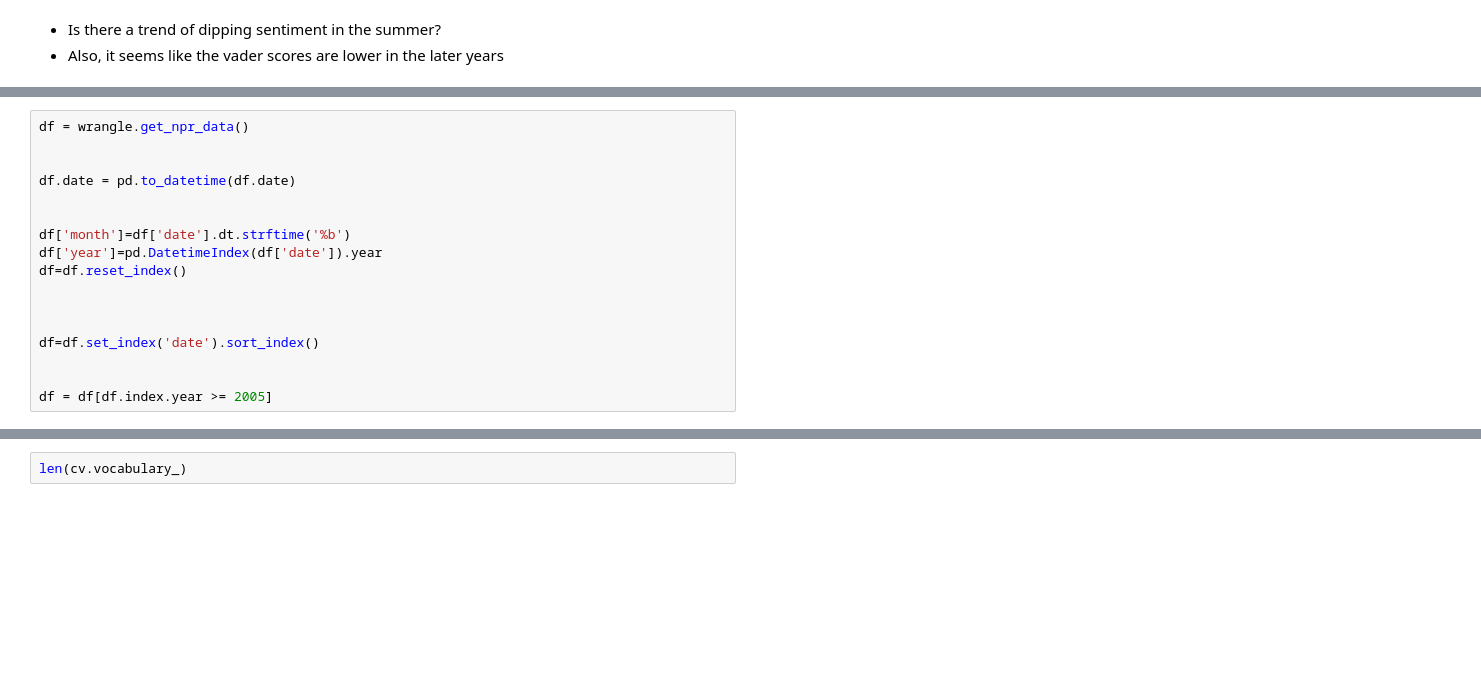
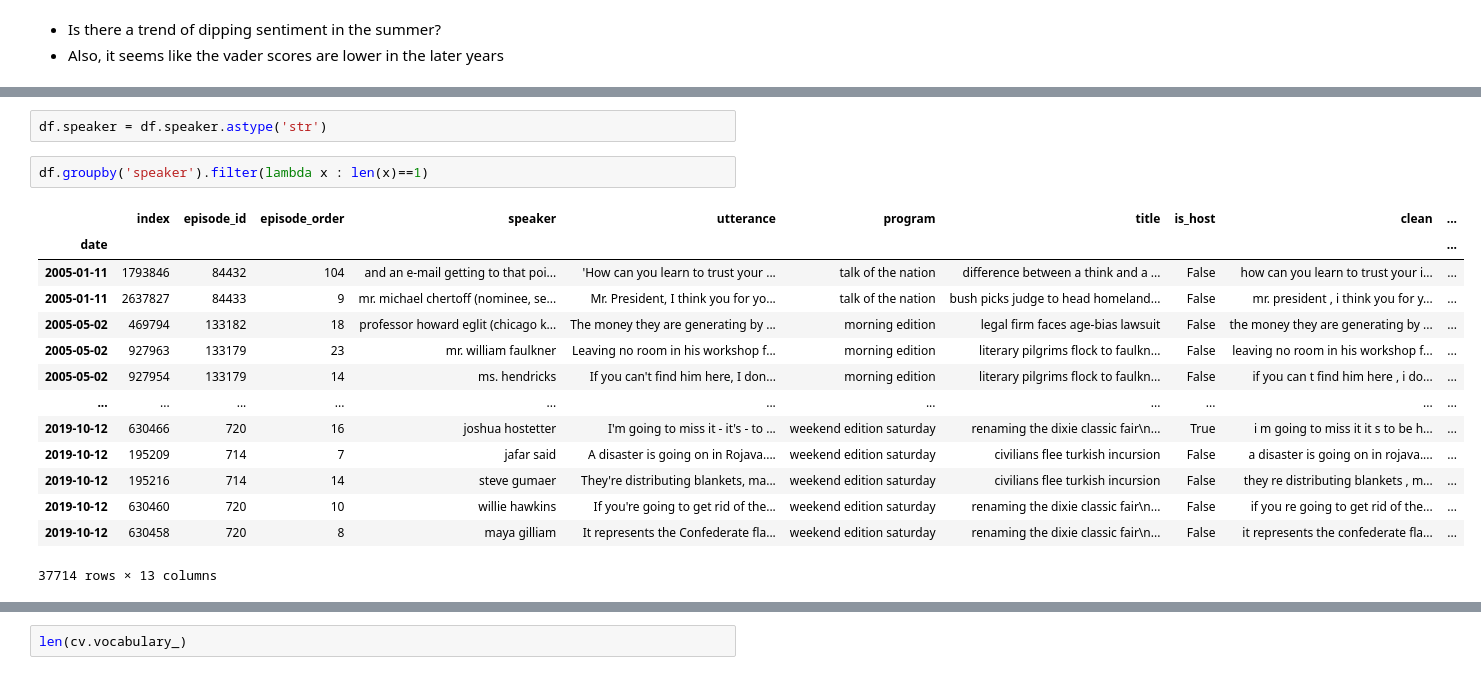
Before and after one commit to npr-nlp/npr-nlp-project, a Jupyter notebook: brian_explore_notebook.ipynb, the cells around one changed output, grey strips where cells are left out. Cells and saved outputs as stored; diff of their text form; blank space fills up the shorter version.

```diff
--- a/brian_explore_notebook.ipynb
+++ b/brian_explore_notebook.ipynb
@@ -908,17 +878,0 @@ dtype: object
-# %%
-df = wrangle.get_npr_data()
-
-
-df.date = pd.to_datetime(df.date)
-
-
-df['month']=df['date'].dt.strftime('%b')
-df['year']=pd.DatetimeIndex(df['date']).year
-df=df.reset_index()
-
-
-
-df=df.set_index('date').sort_index()
-
-
-df = df[df.index.year >= 2005]
@@ -955,0 +954,19 @@ df.head()
+# %%
+df.speaker = df.speaker.astype('str')
+# %%
+df.groupby('speaker').filter(lambda x : len(x)==1)
+# %% [output]
+|  | index | episode_id | episode_order | speaker | utterance | program | title | is_host | clean | ... |
+| date |  |  |  |  |  |  |  |  |  | ... |
+| 2005-01-11 | 1793846 | 84432 | 104 | and an e-mail getting to that poi... | 'How can you learn to trust your ... | talk of the nation | difference between a think and a ... | False | how can you learn to trust your i... | ... |
+| 2005-01-11 | 2637827 | 84433 | 9 | mr. michael chertoff (nominee, se... | Mr. President, I think you for yo... | talk of the nation | bush picks judge to head homeland... | False | mr. president , i think you for y... | ... |
+| 2005-05-02 | 469794 | 133182 | 18 | professor howard eglit (chicago k... | The money they are generating by ... | morning edition | legal firm faces age-bias lawsuit | False | the money they are generating by ... | ... |
+| 2005-05-02 | 927963 | 133179 | 23 | mr. william faulkner | Leaving no room in his workshop f... | morning edition | literary pilgrims flock to faulkn... | False | leaving no room in his workshop f... | ... |
+| 2005-05-02 | 927954 | 133179 | 14 | ms. hendricks | If you can't find him here, I don... | morning edition | literary pilgrims flock to faulkn... | False | if you can t find him here , i do... | ... |
+| ... | ... | ... | ... | ... | ... | ... | ... | ... | ... | ... |
+| 2019-10-12 | 630466 | 720 | 16 | joshua hostetter | I'm going to miss it - it's - to ... | weekend edition saturday | renaming the dixie classic fair\n... | True | i m going to miss it it s to be h... | ... |
+| 2019-10-12 | 195209 | 714 | 7 | jafar said | A disaster is going on in Rojava.... | weekend edition saturday | civilians flee turkish incursion | False | a disaster is going on in rojava.... | ... |
+| 2019-10-12 | 195216 | 714 | 14 | steve gumaer | They're distributing blankets, ma... | weekend edition saturday | civilians flee turkish incursion | False | they re distributing blankets , m... | ... |
+| 2019-10-12 | 630460 | 720 | 10 | willie hawkins | If you're going to get rid of the... | weekend edition saturday | renaming the dixie classic fair\n... | False | if you re going to get rid of the... | ... |
+| 2019-10-12 | 630458 | 720 | 8 | maya gilliam | It represents the Confederate fla... | weekend edition saturday | renaming the dixie classic fair\n... | False | it represents the confederate fla... | ... |
+37714 rows × 13 columns
```
Also changed, not shown: parts of 28 cells of this notebook, 1 other file.
